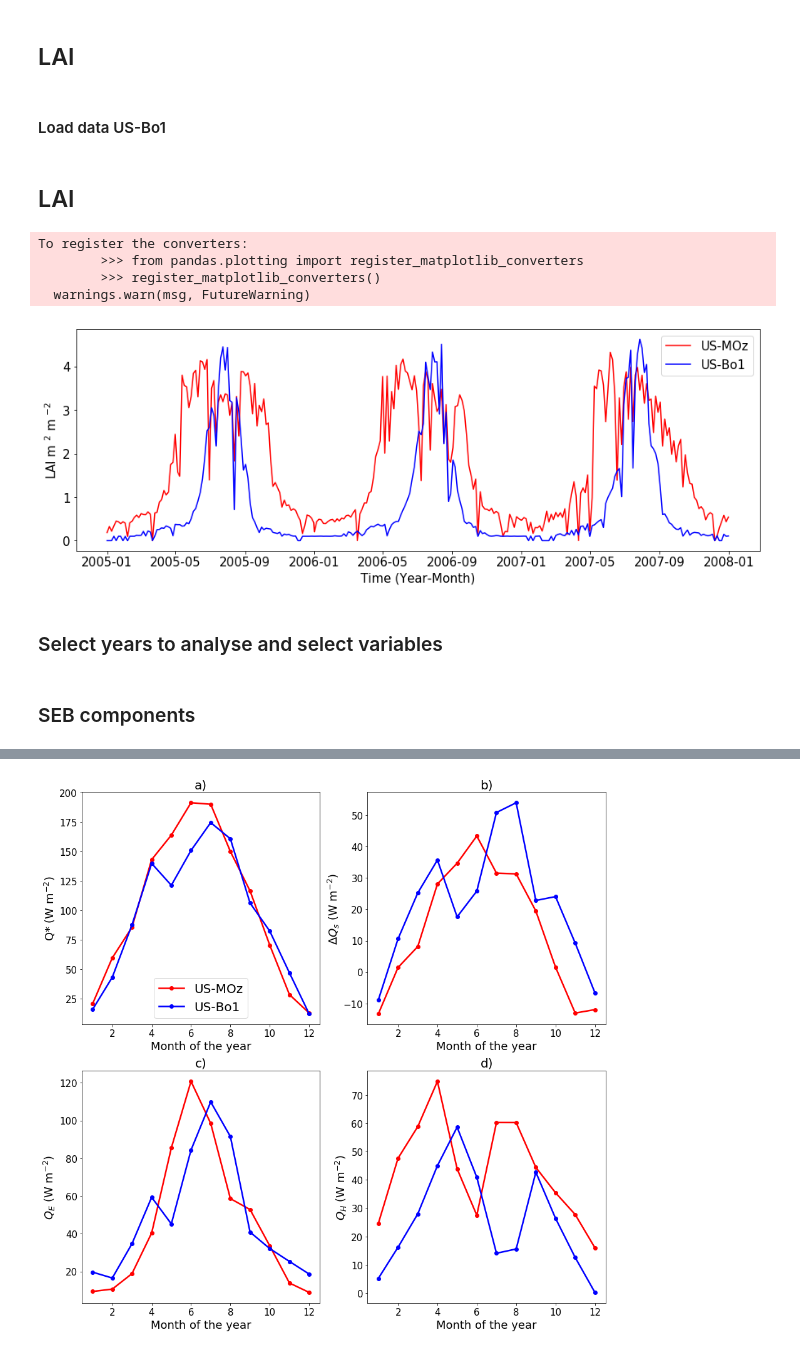
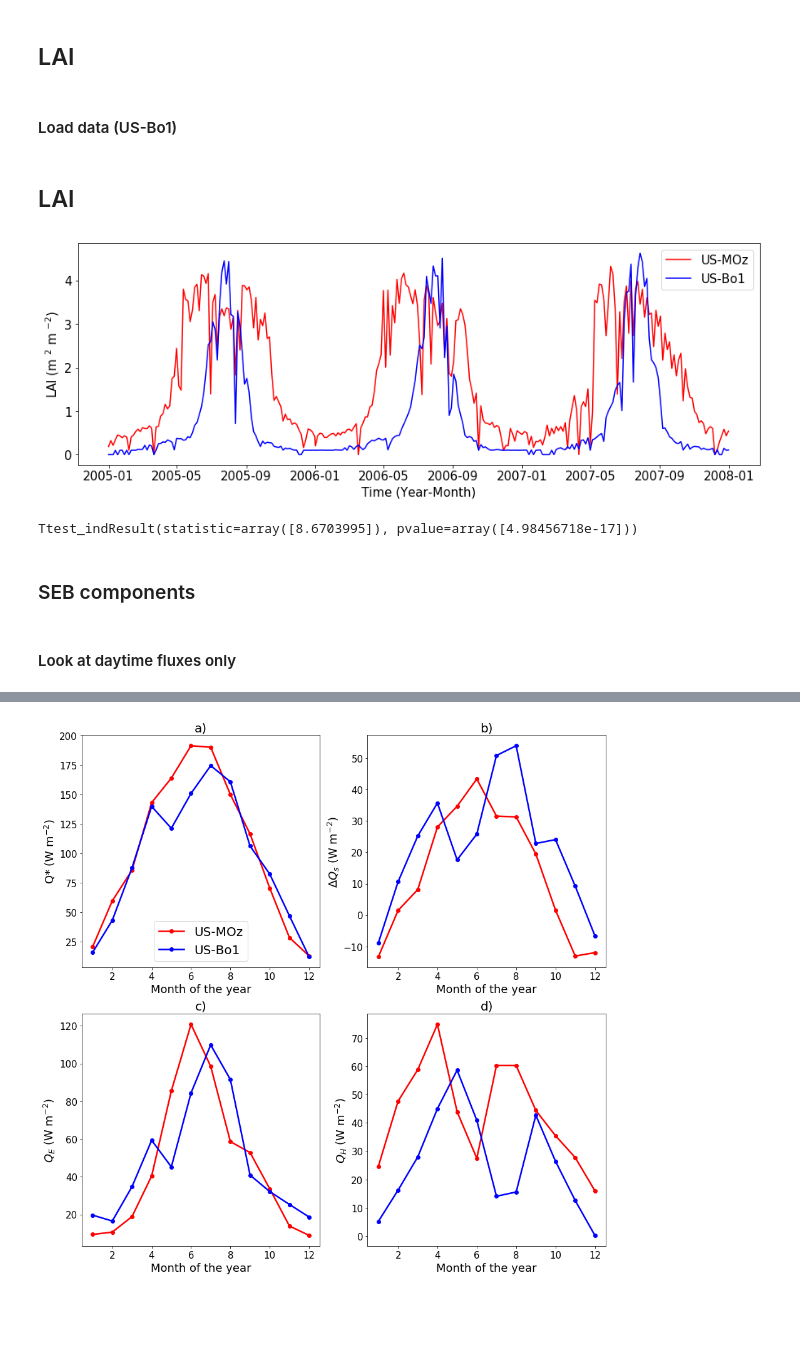
Before and after one commit to hcroad/Assignment2, a Jupyter notebook: Assignment2.ipynb, the cells around one changed output, grey strips where cells are left out. Cells and saved outputs as stored; diff of their text form; code cells hidden in the pictures; blank space fills up the shorter version.

```diff
--- a/Assignment2.ipynb
+++ b/Assignment2.ipynb
@@ -50,7 +53,7 @@ df_LAIM.set_index(df_LAIM.apply(DOY_to_datetime,axis=1),inplace=True)
 df_LAIM.drop('modis_date',axis=1,inplace=True)
 df_LAIM = df_LAIM.loc['2005 01 01':'2007 12 31']
 # %% [markdown]
-#### Load data US-Bo1
+#### Load data (US-Bo1)
 # %%
 group_number = 6
 path_dir = Path.cwd() / 'data' / f'{group_number}'
@@ -84,18 +87,12 @@ df_LAIB = df_LAIB.loc['2005 01 01':'2007 12 31']
 # %%
 fontsize=15
 plt.figure(figsize=(15,5))
 plt.plot(df_LAIM, color='red', label='US-MOz')
 plt.plot(df_LAIB, color='blue', label='US-Bo1')
 plt.legend(loc='best', fontsize=fontsize)
 plt.tick_params(labelsize=fontsize)
-plt.ylabel('LAI m $^{2}$ m $^{-2}$', fontsize=fontsize)
+plt.ylabel('LAI (m $^{2}$ m $^{-2}$)', fontsize=fontsize)
 plt.xlabel('Time (Year-Month)', fontsize=fontsize)
 plt.savefig('LAI.png', dpi=200)
 # %% [output]
-To register the converters:
-        >>> from pandas.plotting import register_matplotlib_converters
-        >>> register_matplotlib_converters()
-  warnings.warn(msg, FutureWarning)
-[figure, old version]
+[figure, new version]
-# %% [markdown]
-### Select years to analyse and select variables
@@ -108,2 +99,8 @@ Bdata1 = df_dataB1.loc[:,['NETRAD', 'H','LE']].dropna()
+# %%
+scipy.stats.ttest_ind(df_LAIM, df_LAIB, equal_var=False)
+# %% [output]
+Ttest_indResult(statistic=array([8.6703995]), pvalue=array([4.98456718e-17]))
 # %% [markdown]
 ### SEB components
+# %% [markdown]
+#### Look at daytime fluxes only
```
Also changed, not shown: parts of 33 cells of this notebook, 2 other files.
